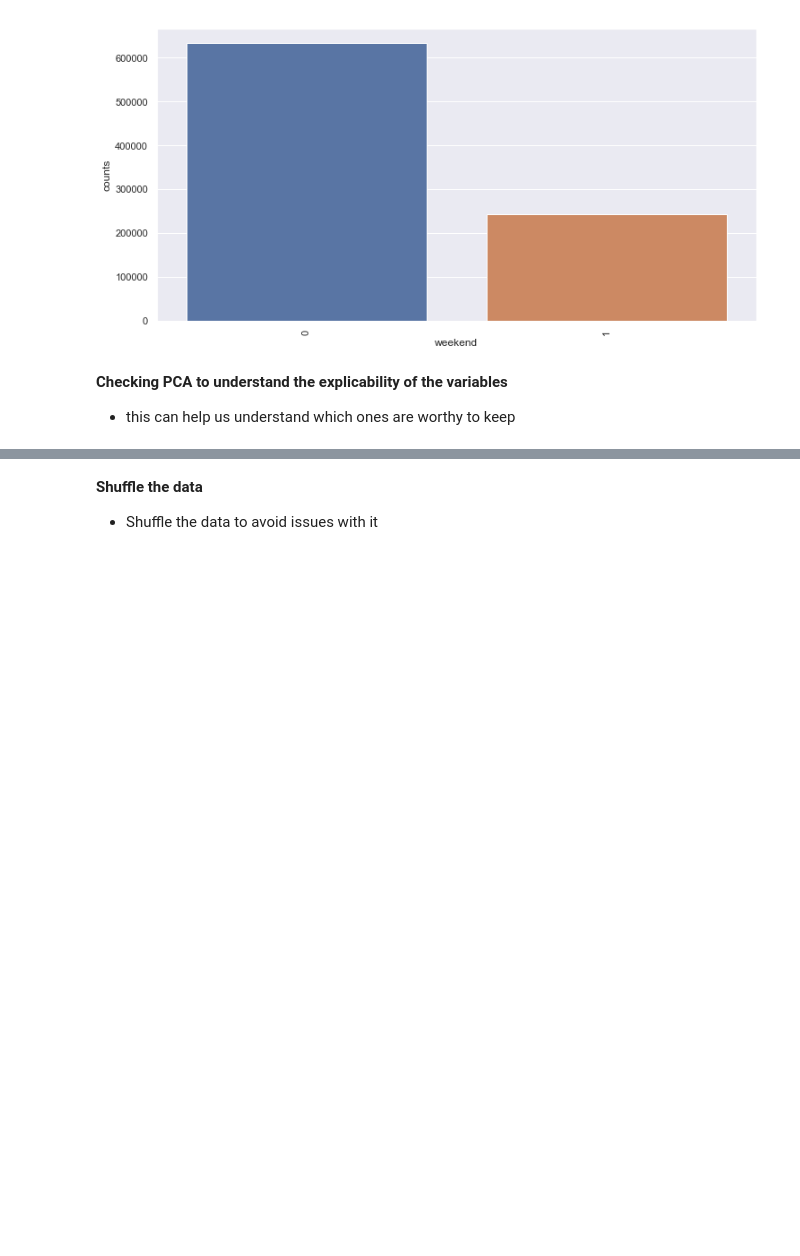
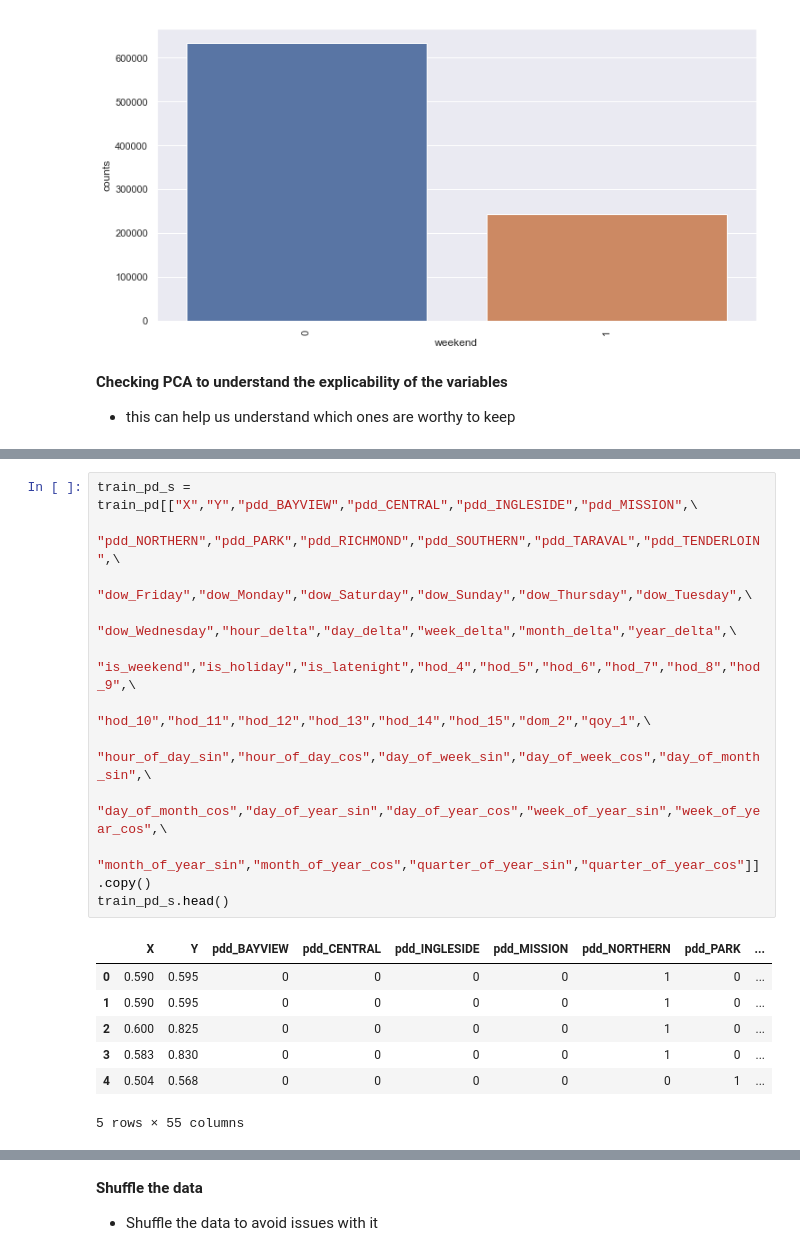
Before and after one commit to ucbiyyq/ucbiyyq-w207re-final-proj, a Jupyter notebook: notebooks/1.0-ASL-submission03.ipynb, the cells around one changed output, grey strips where cells are left out. Cells and saved outputs as stored; diff of their text form; blank space fills up the shorter version.

```diff
--- a/notebooks/1.0-ASL-submission03.ipynb
+++ b/notebooks/1.0-ASL-submission03.ipynb
@@ -279,2 +294,21 @@ ax = sns.barplot(x = "weekend", y = "counts", data=dat).\
+# %%
+train_pd_s = train_pd[["X","Y","pdd_BAYVIEW","pdd_CENTRAL","pdd_INGLESIDE","pdd_MISSION",\
+                     "pdd_NORTHERN","pdd_PARK","pdd_RICHMOND","pdd_SOUTHERN","pdd_TARAVAL","pdd_TENDERLOIN",\
+                     "dow_Friday","dow_Monday","dow_Saturday","dow_Sunday","dow_Thursday","dow_Tuesday",\
+                     "dow_Wednesday","hour_delta","day_delta","week_delta","month_delta","year_delta",\
+                     "is_weekend","is_holiday","is_latenight","hod_4","hod_5","hod_6","hod_7","hod_8","hod_9",\
+                     "hod_10","hod_11","hod_12","hod_13","hod_14","hod_15","dom_2","qoy_1",\
+                     "hour_of_day_sin","hour_of_day_cos","day_of_week_sin","day_of_week_cos","day_of_month_sin",\
+                     "day_of_month_cos","day_of_year_sin","day_of_year_cos","week_of_year_sin","week_of_year_cos",\
+                     "month_of_year_sin","month_of_year_cos","quarter_of_year_sin","quarter_of_year_cos"]].copy()
+train_pd_s.head()
+# %% [output]
+|  | X | Y | pdd_BAYVIEW | pdd_CENTRAL | pdd_INGLESIDE | pdd_MISSION | pdd_NORTHERN | pdd_PARK | ... |
+| 0 | 0.590 | 0.595 | 0 | 0 | 0 | 0 | 1 | 0 | ... |
+| 1 | 0.590 | 0.595 | 0 | 0 | 0 | 0 | 1 | 0 | ... |
+| 2 | 0.600 | 0.825 | 0 | 0 | 0 | 0 | 1 | 0 | ... |
+| 3 | 0.583 | 0.830 | 0 | 0 | 0 | 0 | 1 | 0 | ... |
+| 4 | 0.504 | 0.568 | 0 | 0 | 0 | 0 | 0 | 1 | ... |
+5 rows × 55 columns
 # %%
 #setting the number of componentes
```
Also changed, not shown: parts of 31 cells of this notebook.
